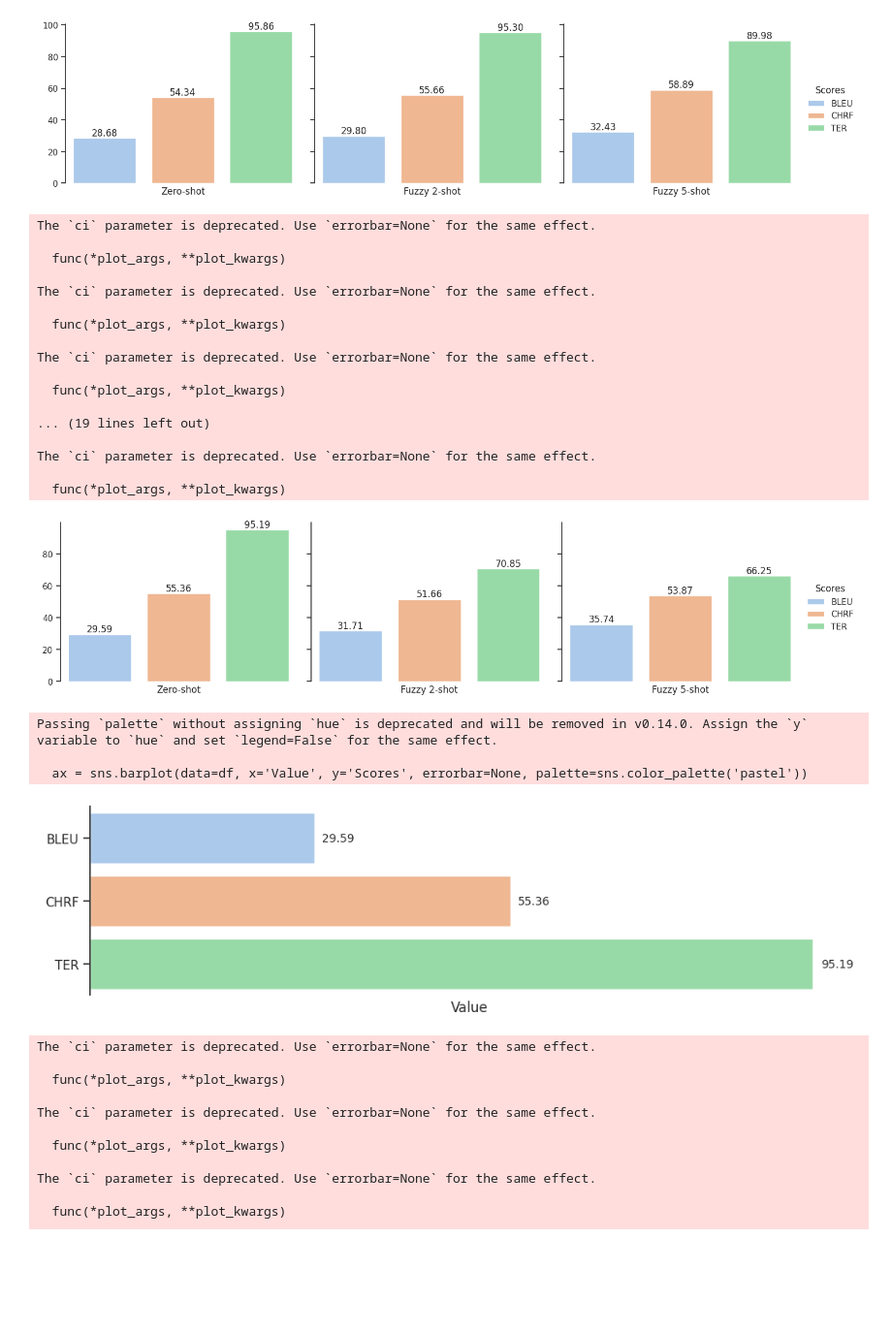
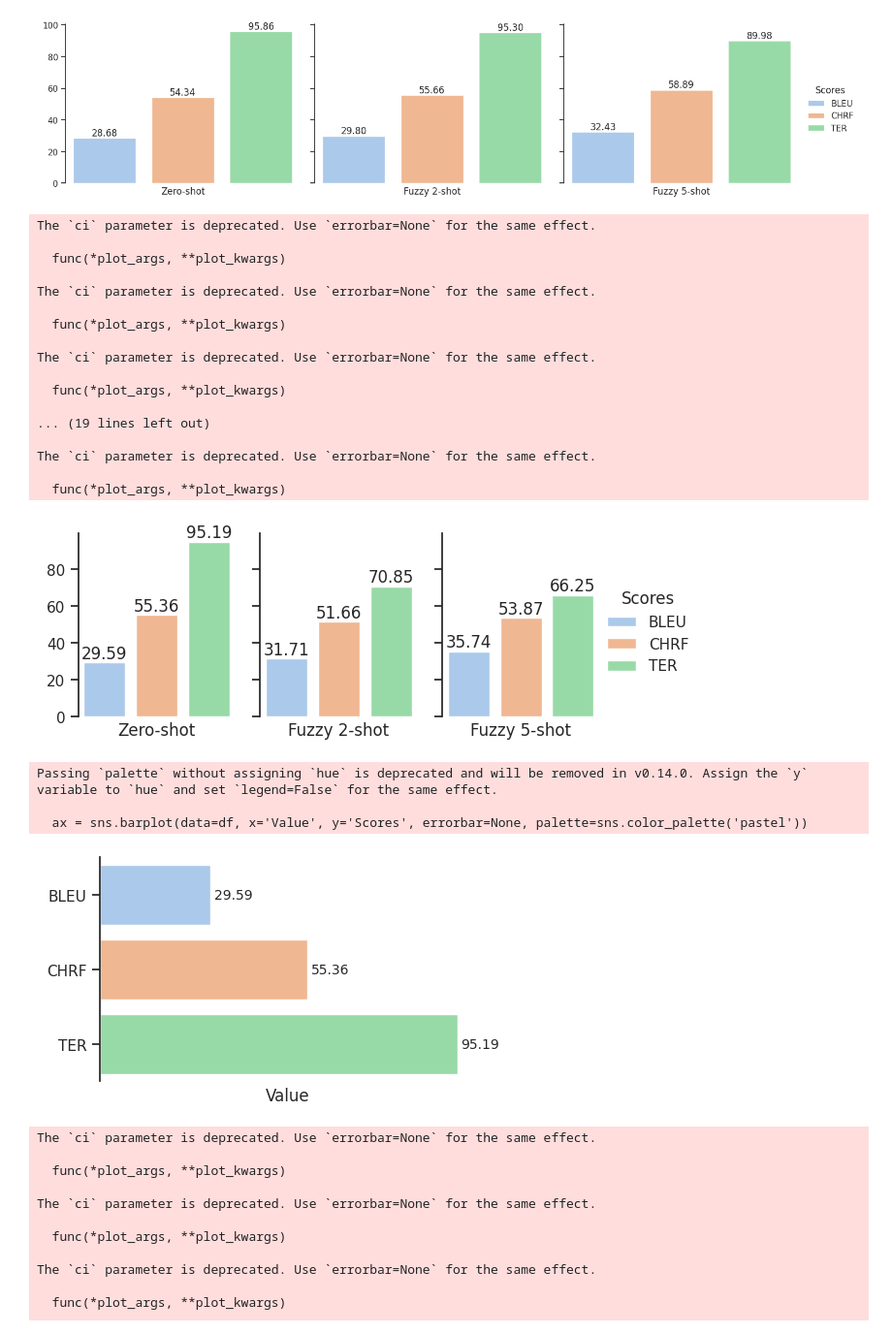
Before and after one commit to mhannani/Adaptive_machine_translation_with_LLMs, a Jupyter notebook: notebook/charts.ipynb, the cells around one changed output. Shown: that part at 97% size. Drawn from its saved outputs; the diff is of its cells as text; code cells hidden in the pictures; blank space fills up the shorter version.

```diff
--- a/notebook/charts.ipynb
+++ b/notebook/charts.ipynb
@@ -1196,7 +1196,7 @@ sns.set(style='ticks')  # You can also use 'ticks' for a different style
 sns.set_palette('pastel')
 
 # Plot bar plots for each metric within each subplot
-g = sns.FacetGrid(df, col='Shot', hue='Scores', sharex=False, height=4, aspect=1.2)
+g = sns.FacetGrid(df, col='Shot', hue='Scores', sharex=False, aspect=0.7)  # Adjust the aspect here
 g.map(sns.barplot, 'Scores', 'Value', err_kws={'color': 'black'}, order=['BLEU', 'CHRF', 'TER'], ci=None)
 
 # Customize the legend
@@ -1226,35 +1226,35 @@ for ax in g.axes.flat:
 # Remove the x-axis line (bottom spine) for each subplot
 for ax in g.axes.flat:
     ax.spines['bottom'].set_visible(False)
 
 # Remove the y-axis label ("Value")
 for ax in g.axes.flat:
     ax.set_ylabel("")
 
 # Save the plot as an image file (e.g., PNG)
-plt.savefig('Llama2_evaluation.png', dpi=300, bbox_inches='tight')
+plt.savefig('Llama2_evaluation.png', dpi=300)
 
 # Show the plot
 plt.show()
 # %% [output]
 The `ci` parameter is deprecated. Use `errorbar=None` for the same effect.
 
   func(*plot_args, **plot_kwargs)
 
 The `ci` parameter is deprecated. Use `errorbar=None` for the same effect.
 
   func(*plot_args, **plot_kwargs)
 
 The `ci` parameter is deprecated. Use `errorbar=None` for the same effect.
 
   func(*plot_args, **plot_kwargs)
 
 ... (19 lines left out)
 
 The `ci` parameter is deprecated. Use `errorbar=None` for the same effect.
 
   func(*plot_args, **plot_kwargs)
-[figure, old version]
+[figure, new version]
 # %%
 import numpy as np
 import pandas as pd
@@ -1276,7 +1276,7 @@ sns.set(style='ticks')  # You can also use 'white' or 'darkgrid' for different s
 sns.set_palette('pastel')
 
 # Create a horizontal bar plot
-plt.figure(figsize=(12, 3))  # Set the figure size
+plt.figure(figsize=(5, 3))  # Set the figure size
 
 # Plot the horizontal bar plot
 ax = sns.barplot(data=df, x='Value', y='Scores', errorbar=None, palette=sns.color_palette('pastel'))
@@ -1306,7 +1306,7 @@ plt.show()
 Passing `palette` without assigning `hue` is deprecated and will be removed in v0.14.0. Assign the `y` variable to `hue` and set `legend=False` for the same effect.
 
   ax = sns.barplot(data=df, x='Value', y='Scores', errorbar=None, palette=sns.color_palette('pastel'))
-[figure, old version]
+[figure, new version]
 # %%
 import numpy as np
 import pandas as pd
```
Also changed, not shown: 19 other files.
